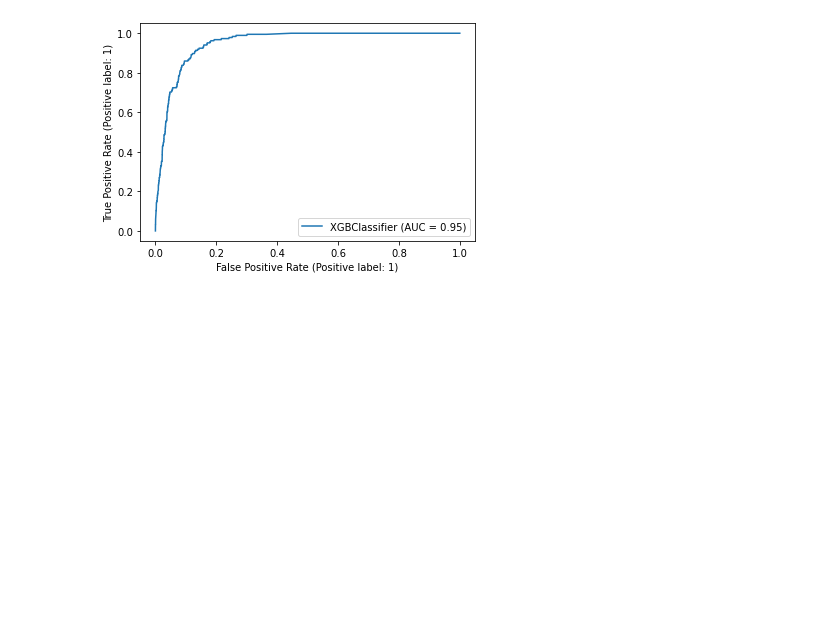
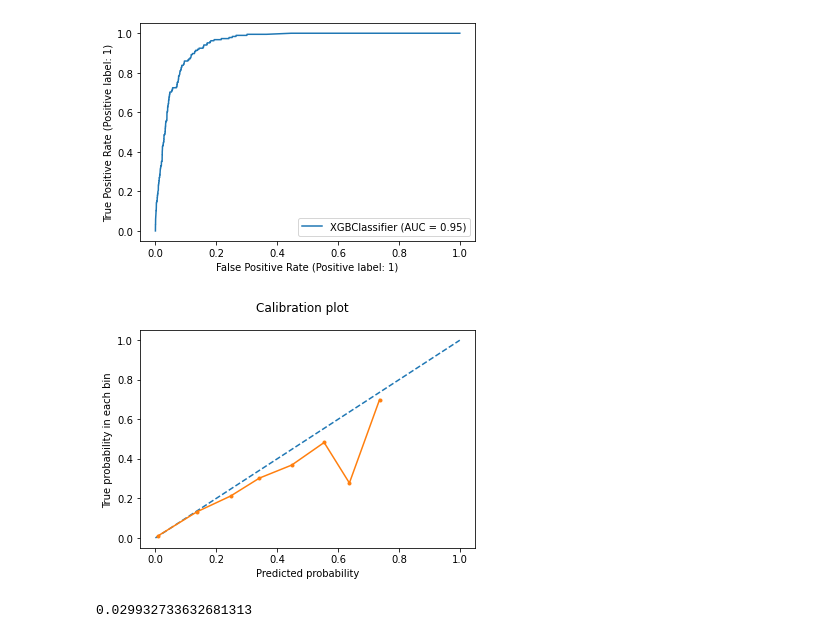
Before and after one commit to frosill/edem_ejercicio_sanidad, a Jupyter notebook: 1. [ejercicio] sanidad_final.ipynb, the cells around one changed output. Cells and saved outputs as stored; diff of their text form; code cells hidden in the pictures; blank space fills up the shorter version.

```diff
--- a/1. [ejercicio] sanidad_final.ipynb
+++ b/1. [ejercicio] sanidad_final.ipynb
@@ -918,0 +930,22 @@ plot_roc_curve(XGBClassifier(random_state = random_state,
+# %%
+# reliability diagram
+fop, mpv = calibration_curve(y_test, pred_test_p[:, 1], n_bins=10)
+no_zeros = fop > 0
+fop = fop[no_zeros]
+mpv = mpv[no_zeros]
+no_zeros = mpv > 0
+fop = fop[no_zeros]
+mpv = mpv[no_zeros]
+
+fig, ax = plt.subplots()
+# plot perfectly calibrated
+plt.plot([0, 1], [0, 1], linestyle='--')
+# plot model reliability
+plt.plot(mpv, fop, marker='.')
+
+fig.suptitle('Calibration plot')
+ax.set_xlabel('Predicted probability')
+ax.set_ylabel('True probability in each bin')
+plt.show()
+# %% [output]
+[figure, added]
@@ -918,0 +954,4 @@ plot_roc_curve(XGBClassifier(random_state = random_state,
+# %%
+brier_score_loss(y_test, pred_test_p[:, 1])
+# %% [output]
+0.029932733632681313
```
Also changed, not shown: parts of 7 cells of this notebook.
